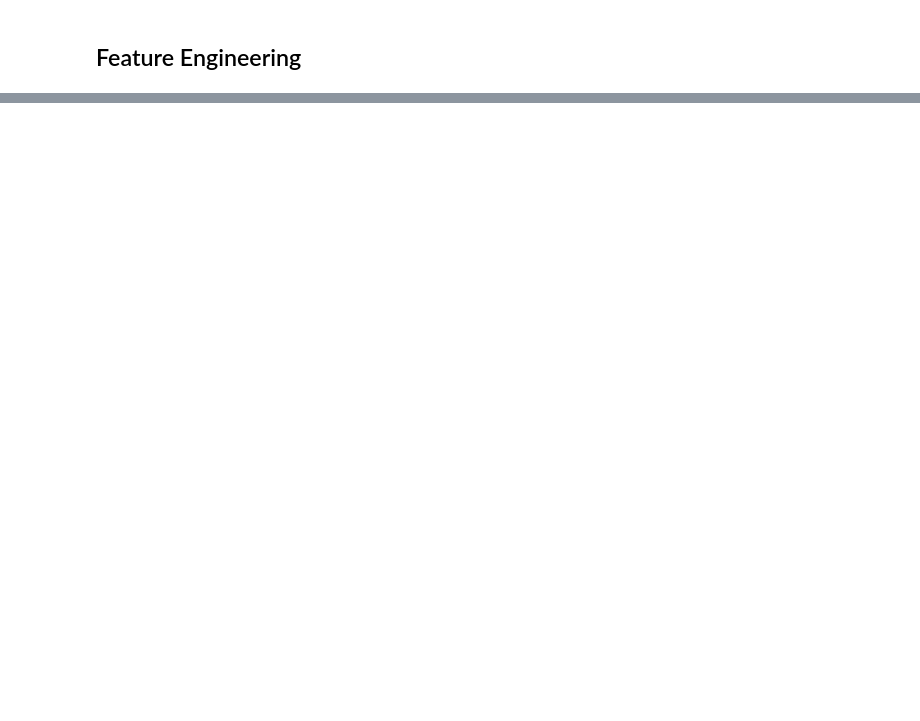
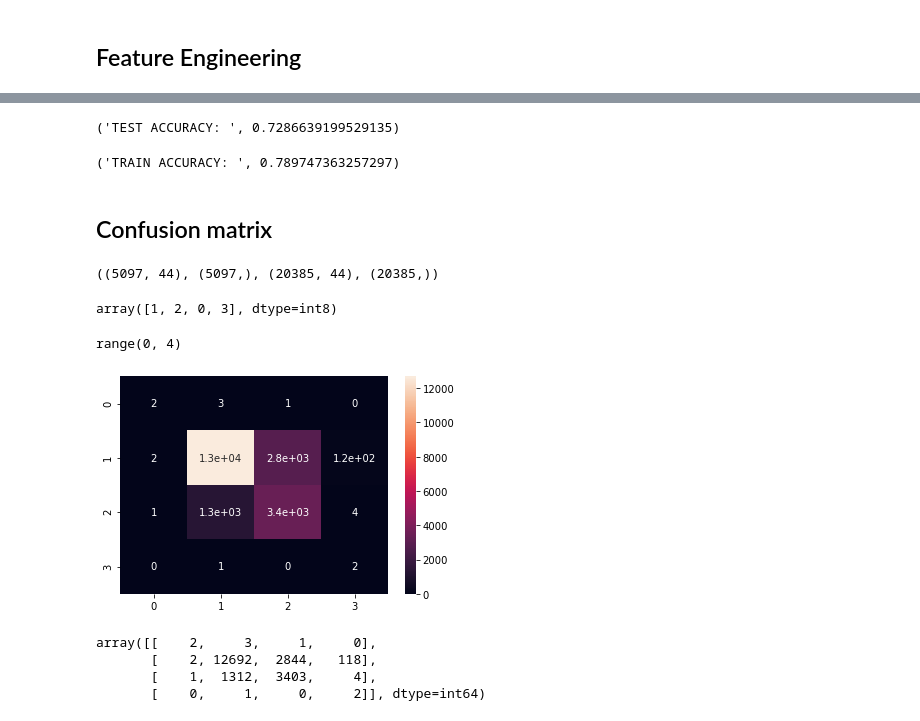
Before and after one commit to alphab2000x/python, a Jupyter notebook: Master2/Projet5/US_Accident.ipynb, the cells around one changed output, grey strips where cells are left out. Cells and saved outputs as stored; diff of their text form; code cells hidden in the pictures; blank space fills up the shorter version.

Commit message:
Ajout de contenu et listes des colonnes

```diff
--- a/Master2/Projet5/US_Accident.ipynb
+++ b/Master2/Projet5/US_Accident.ipynb
@@ -84,0 +234,2 @@ X = X.drop(['purchase_time'],axis=1)
+# %%
+clf.fit(X_tr, Y_tr)
@@ -84,0 +254,53 @@ X = X.drop(['purchase_time'],axis=1)
+# %%
+# On cherche à prédir X_tr par rapport à Y_tr
+
+knn = KNN(n_neighbors=3)
+knn.fit(X_tr, Y_tr)
+train_preds = knn.predict(X_te)
+"TEST ACCURACY: ", accuracy(predictions, Y_te)
+# %% [output]
+('TEST ACCURACY: ', 0.7286639199529135)
+# %%
+train_preds = knn.predict(X_tr)
+"TRAIN ACCURACY: ", accuracy(train_preds, Y_tr)
+# %% [output]
+('TRAIN ACCURACY: ', 0.789747363257297)
+# %% [markdown]
+## Confusion matrix
+# %%
+X_te.shape, Y_te.shape, X_tr.shape, Y_tr.shape
+# %% [output]
+((5097, 44), (5097,), (20385, 44), (20385,))
+# %%
+# Matrice de confusion
+#
+# la matrice de confusion est une matrice qui mesure la qualité d'un système de classification.
+# Chaque ligne correspond à une classe réelle, chaque colonne correspond à une classe estimée.
+
+(train_preds, Y_tr)
+(predictions, Y_te)
+
+from sklearn.metrics import confusion_matrix
+
+labels = range(4)                                             # Equivaut aux valeurs que peut retourner la target
+cm_train = confusion_matrix(train_preds, Y_tr, labels=labels)
+cm_test = confusion_matrix(predictions, Y_te, labels=labels)
+# %%
+Y.unique()
+# %% [output]
+array([1, 2, 0, 3], dtype=int8)
+# %%
+labels
+# %% [output]
+range(0, 4)
+# %%
+show_cm(cm_train, labels)
+# %% [output]
+[figure, added]
+# %%
+cm_train
+# %% [output]
+array([[    2,     3,     1,     0],
+       [    2, 12692,  2844,   118],
+       [    1,  1312,  3403,     4],
+       [    0,     1,     0,     2]], dtype=int64)
```
Also changed, not shown: parts of 38 cells of this notebook, 3 other files.
